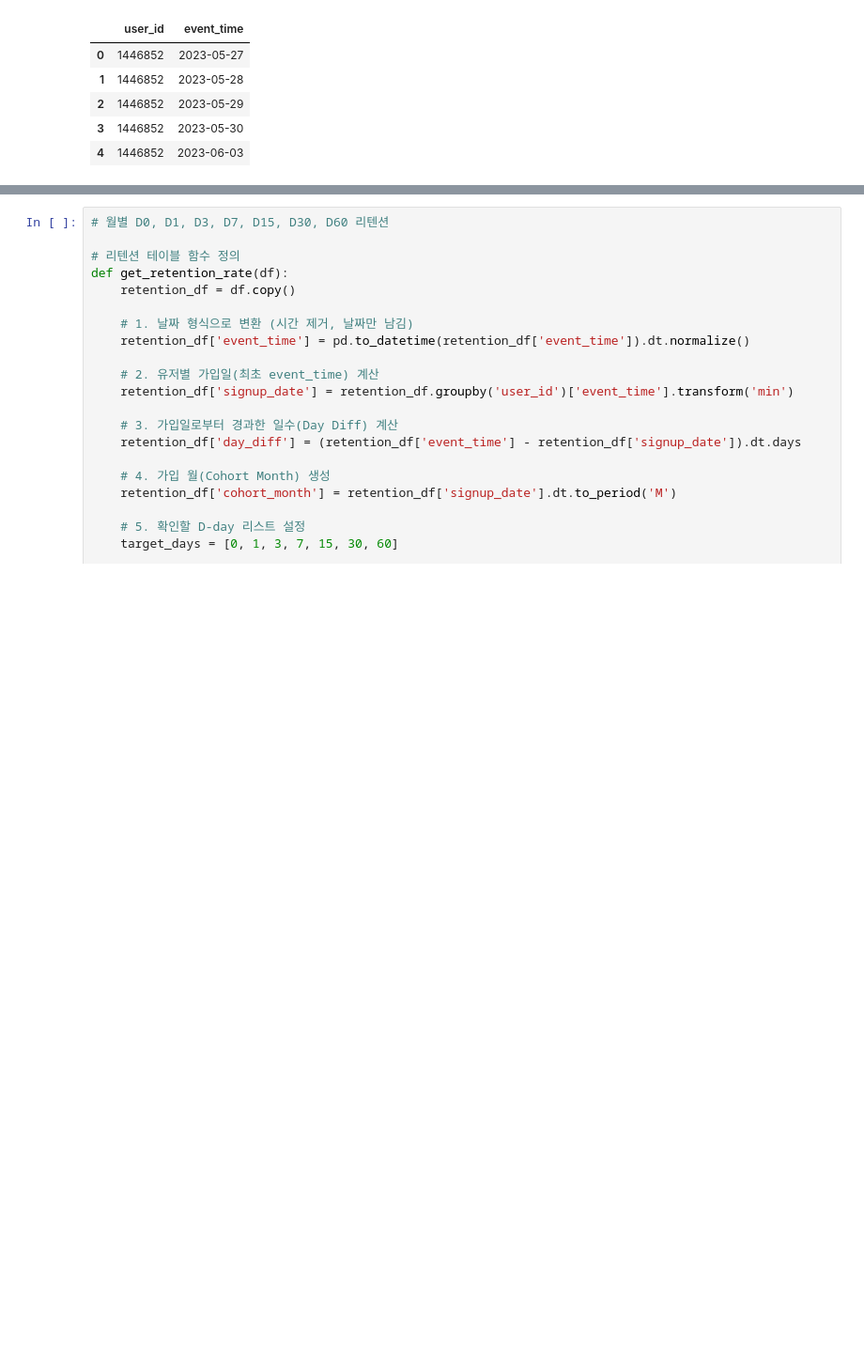
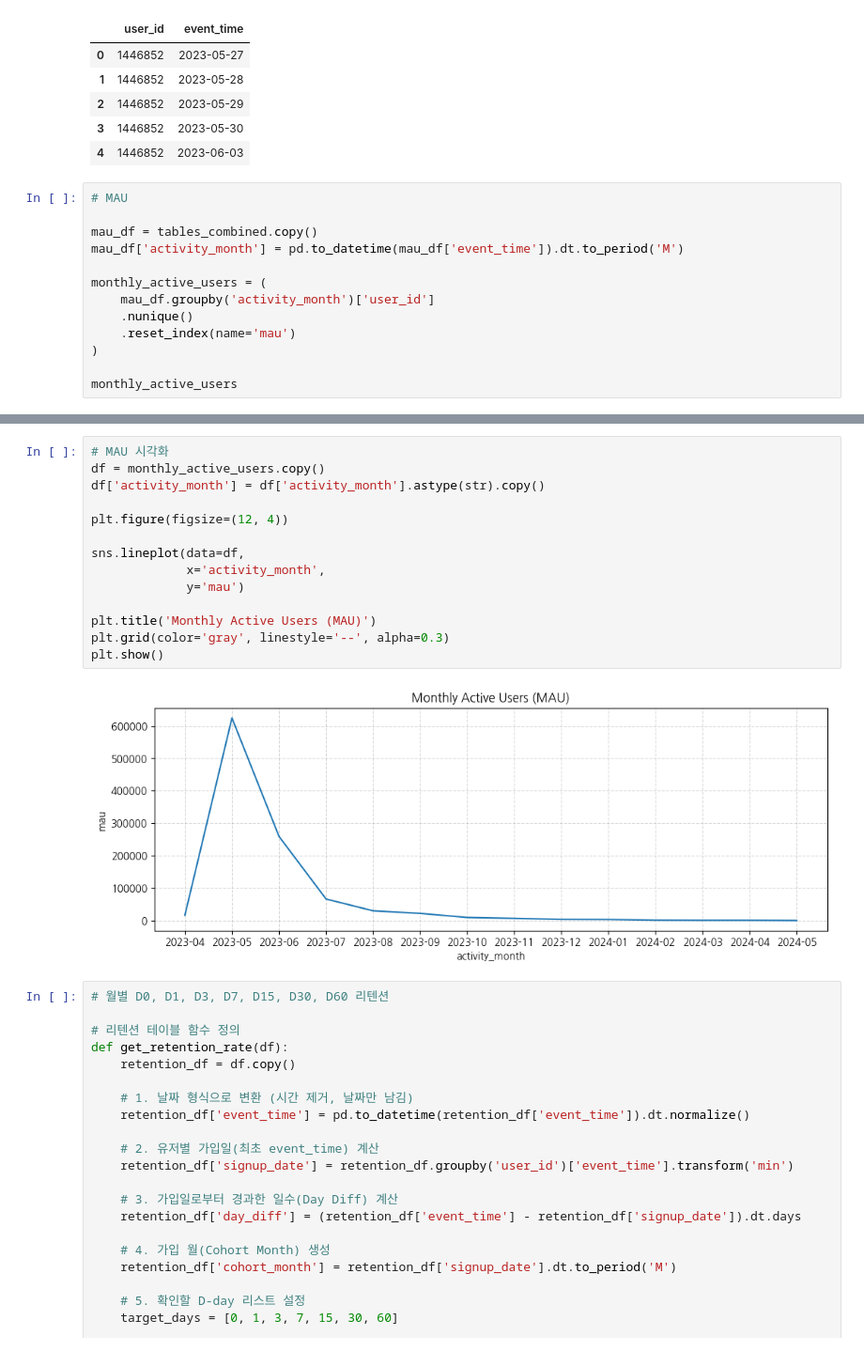
Before and after one commit to DA15-Lab/team3-ping-analytics, a Jupyter notebook: notebooks/Daun_analysis.ipynb, the cells around one changed output, grey strips where cells are left out. Shown at 94% size. Saved outputs shown, nothing was run; the diff lists cells and outputs as text; blank space fills up the shorter version.

```diff
--- a/notebooks/Daun_analysis.ipynb
+++ b/notebooks/Daun_analysis.ipynb
@@ -1155,3 +1155,16 @@ tables_combined.head()
 | 2 | 1446852 | 2023-05-29 |
 | 3 | 1446852 | 2023-05-30 |
 | 4 | 1446852 | 2023-06-03 |
+# %%
+# MAU
+
+mau_df = tables_combined.copy()
+mau_df['activity_month'] = pd.to_datetime(mau_df['event_time']).dt.to_period('M')
+
+monthly_active_users = (
+    mau_df.groupby('activity_month')['user_id']
+    .nunique()
+    .reset_index(name='mau')
+)
+
+monthly_active_users
@@ -1158,3 +1187,19 @@ tables_combined.head()
+# %%
+# MAU 시각화
+df = monthly_active_users.copy()
+df['activity_month'] = df['activity_month'].astype(str).copy()
+
+plt.figure(figsize=(12, 4))
+
+sns.lineplot(data=df,
+             x='activity_month',
+             y='mau')
+
+plt.title('Monthly Active Users (MAU)')
+plt.grid(color='gray', linestyle='--', alpha=0.3)
+plt.show()
+# %% [output]
+[figure, added]
 # %%
 # 월별 D0, D1, D3, D7, D15, D30, D60 리텐션
 
```
Also changed, not shown: parts of 17 cells of this notebook.
